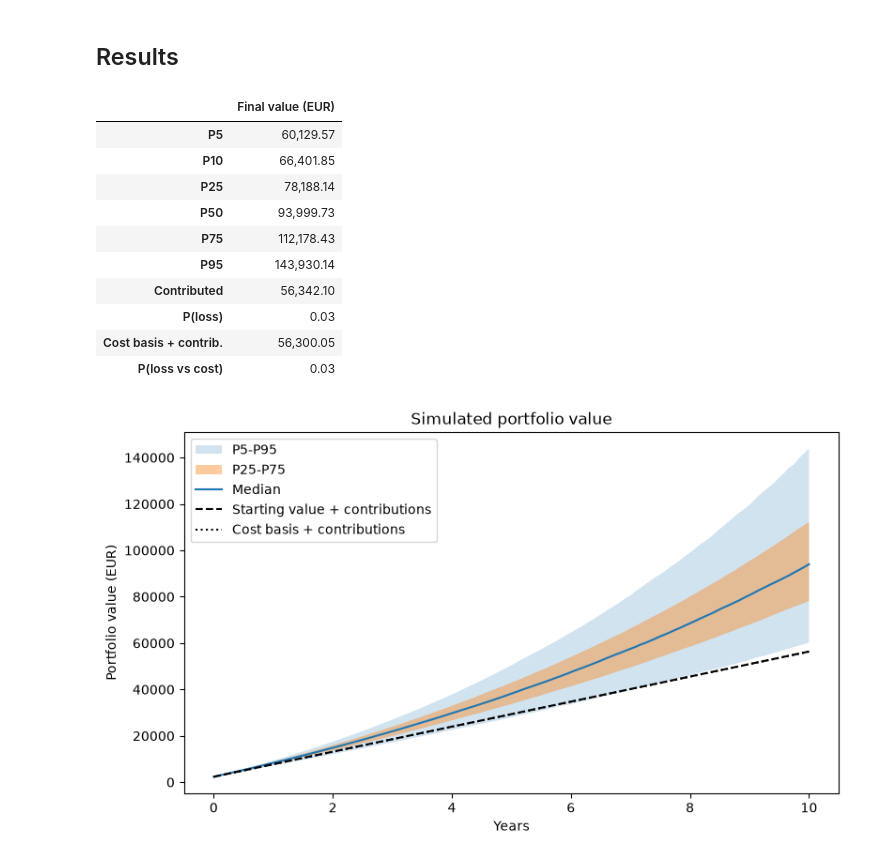
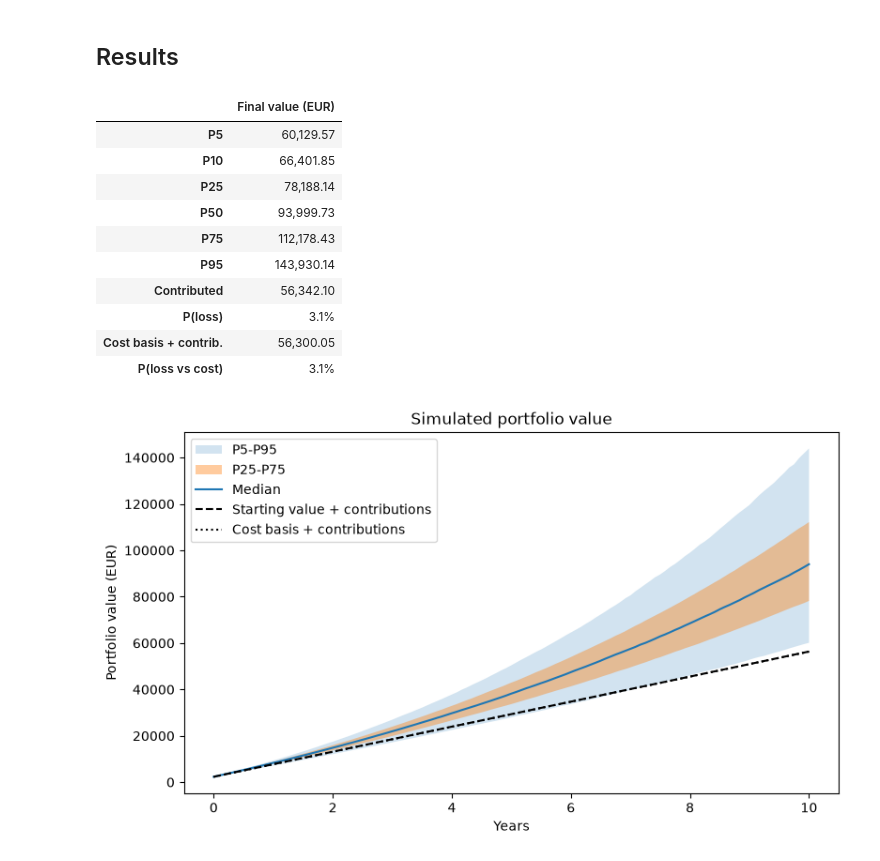
Before and after one commit to idontknowmoney/portfolio-lab, a Jupyter notebook: notebooks/01_monte_carlo.ipynb, the cells around one changed output. Cells and saved outputs as stored; diff of their text form; code cells hidden in the pictures.

Commit message:
Show P(loss) as a percentage in the final value summary
Co-Authored-By: Claude Sonnet 5.5 <noreply@anthropic.com>

```diff
--- a/notebooks/01_monte_carlo.ipynb
+++ b/notebooks/01_monte_carlo.ipynb
@@ -119,19 +119,21 @@ total.shape
 ## Results
 # %%
 summary = final_value_summary(total, contributed, cost)
-summary.to_frame(f"Final value ({cfg.portfolio.currency})").map("{:,.2f}".format)
+summary.to_frame(f"Final value ({cfg.portfolio.currency})").apply(
+    lambda col: [f"{v:.1%}" if k.startswith("P(loss") else f"{v:,.2f}" for k, v in col.items()]
+)
 # %% [output]
 |  | Final value (EUR) |
 | P5 | 60,129.57 |
 | P10 | 66,401.85 |
 | P25 | 78,188.14 |
 | P50 | 93,999.73 |
 | P75 | 112,178.43 |
 | P95 | 143,930.14 |
 | Contributed | 56,342.10 |
-| P(loss) | 0.03 |
+| P(loss) | 3.1% |
 | Cost basis + contrib. | 56,300.05 |
-| P(loss vs cost) | 0.03 |
+| P(loss vs cost) | 3.1% |
 # %%
 currency = cfg.portfolio.currency
 fan = plot_fan_chart(total, contributed, currency, cost=cost)
```
Also changed, not shown: parts of 2 cells of this notebook.
